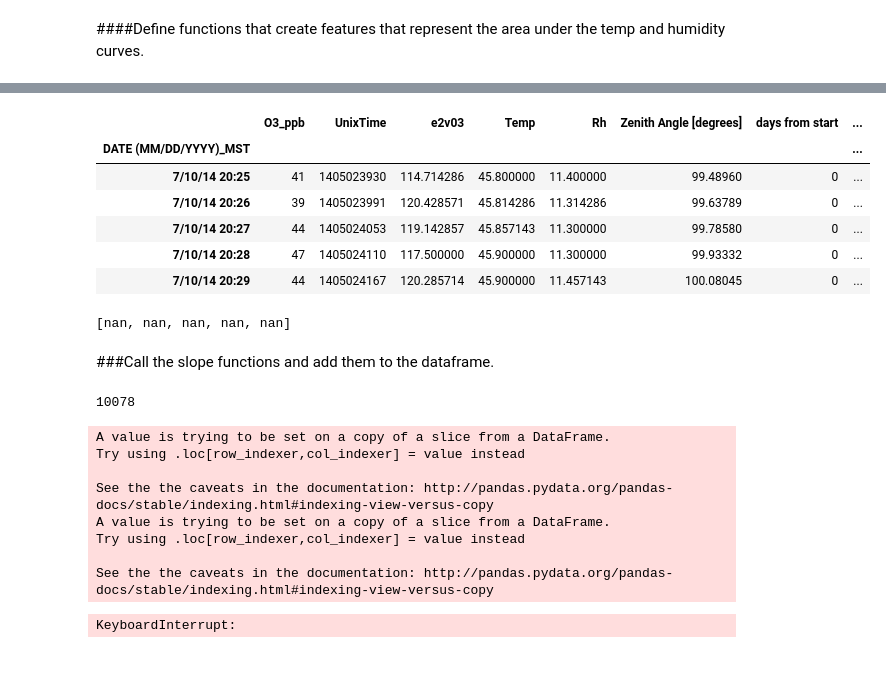
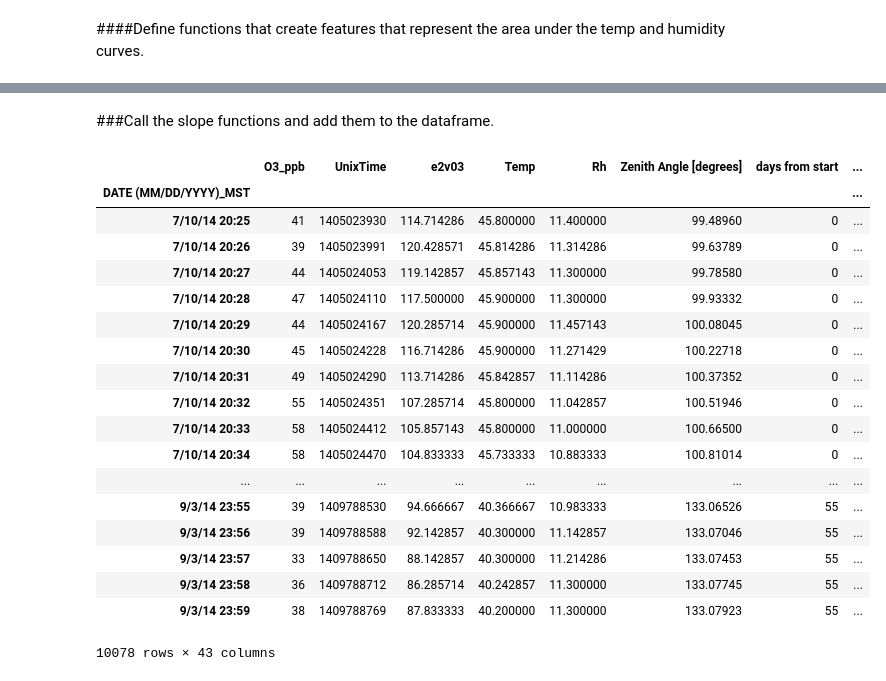
Before and after one commit to balmandhunter/Regressions_machine_learning, a Jupyter notebook: feature_creation_no_smoothing.ipynb, the cells around one changed output, grey strips where cells are left out. Cells and saved outputs as stored; diff of their text form; code cells hidden in the pictures.

Commit message:
added sliding lag integral

```diff
--- a/feature_creation_no_smoothing.ipynb
+++ b/feature_creation_no_smoothing.ipynb
@@ -148,19 +179,3 @@ print len(out), len(df_P)
-# %%
-df_P['o3_shift_minus_1'] = df_P['e2v03'].shift(-1)
-df_P['o3_shift_plus_1'] = df_P['e2v03'].shift(1)
-df_P[:5]
-# %% [output]
-|  | O3_ppb | UnixTime | e2v03 | Temp | Rh | Zenith Angle [degrees] | days from start | ... |
-| DATE (MM/DD/YYYY)_MST |  |  |  |  |  |  |  | ... |
-| 7/10/14 20:25 | 41 | 1405023930 | 114.714286 | 45.800000 | 11.400000 | 99.48960 | 0 | ... |
-| 7/10/14 20:26 | 39 | 1405023991 | 120.428571 | 45.814286 | 11.314286 | 99.63789 | 0 | ... |
-| 7/10/14 20:27 | 44 | 1405024053 | 119.142857 | 45.857143 | 11.300000 | 99.78580 | 0 | ... |
-| 7/10/14 20:28 | 47 | 1405024110 | 117.500000 | 45.900000 | 11.300000 | 99.93332 | 0 | ... |
-| 7/10/14 20:29 | 44 | 1405024167 | 120.285714 | 45.900000 | 11.457143 | 100.08045 | 0 | ... |
-# %%
-[float('nan')] * 5
-# %% [output]
-[nan, nan, nan, nan, nan]
 # %% [markdown]
 ###Call the slope functions and add them to the dataframe.
 # %%
@@ -205,10 +221,6 @@ def make_func_caller_find_sliding_slope(df_P, start_bef_or_aft_point, end_bef_or
         df_P[str(column) + '_slope' + '_slide_' + str(i)] = find_sliding_slope(df_P, start_bef_or_aft_point, end_bef_or_aft_point, i, column)
         i += size
     return df_P
-# %%
-len(df_P['e2v03'])
-# %% [output]
-10078
 # %%
 #call the lag int function for o3, temp, and rh
 make_func_caller_find_lag_integral(df_P, 1, 115, 10, 'e2v03')
@@ -220,6 +232,13 @@ make_func_caller_find_lead_integral(df_P, 1, 115, 10, 'e2v03')
 make_func_caller_find_lead_integral(df_P, 1, 115, 10, 'Temp')
 make_func_caller_find_lead_integral(df_P, 1, 115, 10, 'Rh')
 
+#call the lag sliding integral function
+# inputs- (df_P, max_end_min_before, min_end_min_before, frequency, interval_size, column)
+make_func_caller_sliding_integral_lag(df_P, 90, 0, 5, 5, 'e2v03')
+make_func_caller_sliding_integral_lag(df_P, 90, 0, 5, 10, 'e2v03')
+make_func_caller_sliding_integral_lag(df_P, 90, 0, 5, 15, 'e2v03')
+make_func_caller_sliding_integral_lag(df_P, 90, 0, 5, 30, 'e2v03')
+
 #call the lag slope for o3, temp, and rh
 make_func_caller_find_lag_slope(df_P, 1, 115, 10, 'e2v03')
 make_func_caller_find_lag_slope(df_P, 1, 115, 10, 'Temp')
@@ -230,21 +249,29 @@ make_func_caller_find_lead_slope(df_P, 1, 115, 10, 'e2v03')
 make_func_caller_find_lead_slope(df_P, 1, 115, 10, 'Temp')
 make_func_caller_find_lead_slope(df_P, 1, 115, 10, 'Rh')
 
-#find sliding 10-minute integrals
-make_func_caller_find_sliding_integral(df_P, -10, 10, 10, 'e2v03')
-
-
 df_P[:5]
-# %% [output]
-A value is trying to be set on a copy of a slice from a DataFrame.
-Try using .loc[row_indexer,col_indexer] = value instead
-
-See the the caveats in the documentation: http://pandas.pydata.org/pandas-docs/stable/indexing.html#indexing-view-versus-copy
-A value is trying to be set on a copy of a slice from a DataFrame.
-Try using .loc[row_indexer,col_indexer] = value instead
-
-See the the caveats in the documentation: http://pandas.pydata.org/pandas-docs/stable/indexing.html#indexing-view-versus-copy
-KeyboardInterrupt:
+# %%
+df_P
+# %% [output]
+|  | O3_ppb | UnixTime | e2v03 | Temp | Rh | Zenith Angle [degrees] | days from start | ... |
+| DATE (MM/DD/YYYY)_MST |  |  |  |  |  |  |  | ... |
+| 7/10/14 20:25 | 41 | 1405023930 | 114.714286 | 45.800000 | 11.400000 | 99.48960 | 0 | ... |
+| 7/10/14 20:26 | 39 | 1405023991 | 120.428571 | 45.814286 | 11.314286 | 99.63789 | 0 | ... |
+| 7/10/14 20:27 | 44 | 1405024053 | 119.142857 | 45.857143 | 11.300000 | 99.78580 | 0 | ... |
+| 7/10/14 20:28 | 47 | 1405024110 | 117.500000 | 45.900000 | 11.300000 | 99.93332 | 0 | ... |
+| 7/10/14 20:29 | 44 | 1405024167 | 120.285714 | 45.900000 | 11.457143 | 100.08045 | 0 | ... |
+| 7/10/14 20:30 | 45 | 1405024228 | 116.714286 | 45.900000 | 11.271429 | 100.22718 | 0 | ... |
+| 7/10/14 20:31 | 49 | 1405024290 | 113.714286 | 45.842857 | 11.114286 | 100.37352 | 0 | ... |
+| 7/10/14 20:32 | 55 | 1405024351 | 107.285714 | 45.800000 | 11.042857 | 100.51946 | 0 | ... |
+| 7/10/14 20:33 | 58 | 1405024412 | 105.857143 | 45.800000 | 11.000000 | 100.66500 | 0 | ... |
+| 7/10/14 20:34 | 58 | 1405024470 | 104.833333 | 45.733333 | 10.883333 | 100.81014 | 0 | ... |
+| ... | ... | ... | ... | ... | ... | ... | ... | ... |
+| 9/3/14 23:55 | 39 | 1409788530 | 94.666667 | 40.366667 | 10.983333 | 133.06526 | 55 | ... |
+| 9/3/14 23:56 | 39 | 1409788588 | 92.142857 | 40.300000 | 11.142857 | 133.07046 | 55 | ... |
+| 9/3/14 23:57 | 33 | 1409788650 | 88.142857 | 40.300000 | 11.214286 | 133.07453 | 55 | ... |
+| 9/3/14 23:58 | 36 | 1409788712 | 86.285714 | 40.242857 | 11.300000 | 133.07745 | 55 | ... |
+| 9/3/14 23:59 | 38 | 1409788769 | 87.833333 | 40.200000 | 11.300000 | 133.07923 | 55 | ... |
+10078 rows × 43 columns
 # %%
 #Delete the first and last 115 rows of the dataframe to remove all NaNs.
 df_P = df_P.ix[115:len(df_P['e2v03'])-115]
```
Also changed, not shown: parts of 11 cells of this notebook.
